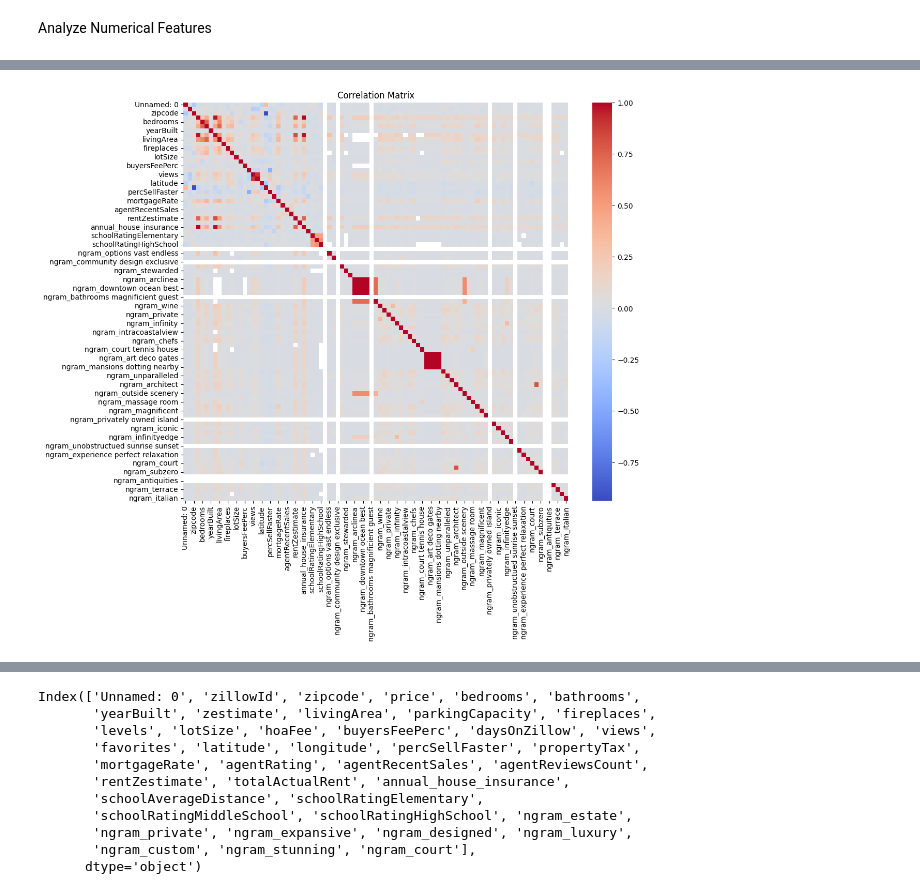
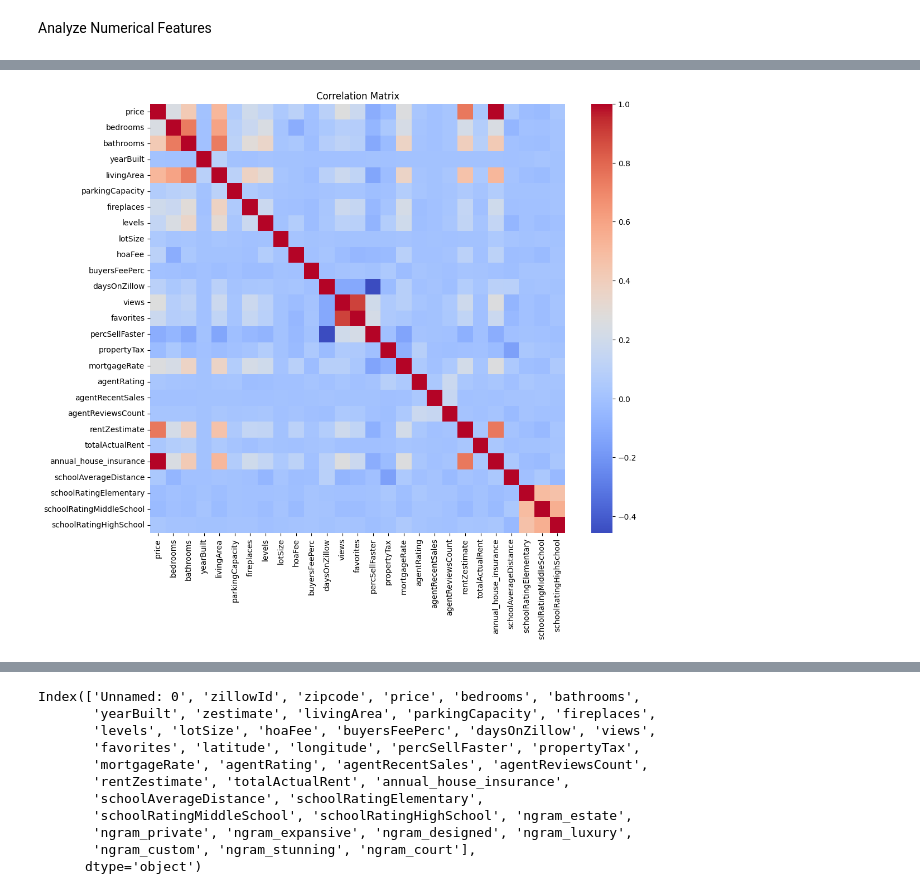
Before and after one commit to awesomemj/capstone_fa2024, a Jupyter notebook: capstone_eda_ver1.ipynb, the cells around one changed output, grey strips where cells are left out. Saved outputs shown, nothing was run; the diff lists cells and outputs as text; code cells hidden in the pictures.

```diff
--- a/capstone_eda_ver1.ipynb
+++ b/capstone_eda_ver1.ipynb
@@ -104,0 +267,30 @@ numerical_df = df.select_dtypes(include=['int64', 'float64'])
+# %%
+# Create a listing_date column from price history
+
+import ast
+import re
+
+pattern = r'^\[\[\"[\d-]+\", (\d+|None)\](, \[\"[\d-]+\", (\d+|None)\])*\]$'
+
+def clean_and_extract_date(price_history):
+    if pd.notnull(price_history) and price_history != "[]":
+        cleaned_history = price_history.replace("null", "None")
+        try:
+            history_list = ast.literal_eval(cleaned_history)
+            if isinstance(history_list, list) and len(history_list) > 0:
+                for entry in history_list:
+                    if entry[0] is not None:
+                        return entry[0]
+        except (ValueError, SyntaxError):
+            return None
+    return None
+
+df['listing_date'] = df['price_history'].apply(clean_and_extract_date)
+# %%
+df['listing_date'] = pd.to_datetime(df['listing_date'])
+# %%
+df['year_month'] = df['listing_date'].dt.to_period('M')
+average_price = df.groupby(['state', 'year_month'])['price'].mean().reset_index()
+# %%
+# Drop 600 records that are from before 2020.
+df = df[~(df['listing_date']<'2020-01-01')]
@@ -105,8 +377,8 @@ numerical_df = df.select_dtypes(include=['int64', 'float64'])
 # %%
-corr_matrix = numerical_df.corr()
+corr_matrix = df[selected_column].corr()
 plt.figure(figsize=(12,10))
 sns.heatmap(corr_matrix, annot=False, cmap='coolwarm')
 plt.title('Correlation Matrix')
 plt.show()
 # %% [output]
-[figure, old version]
+[figure, new version]
```
Also changed, not shown: parts of 41 cells of this notebook.
